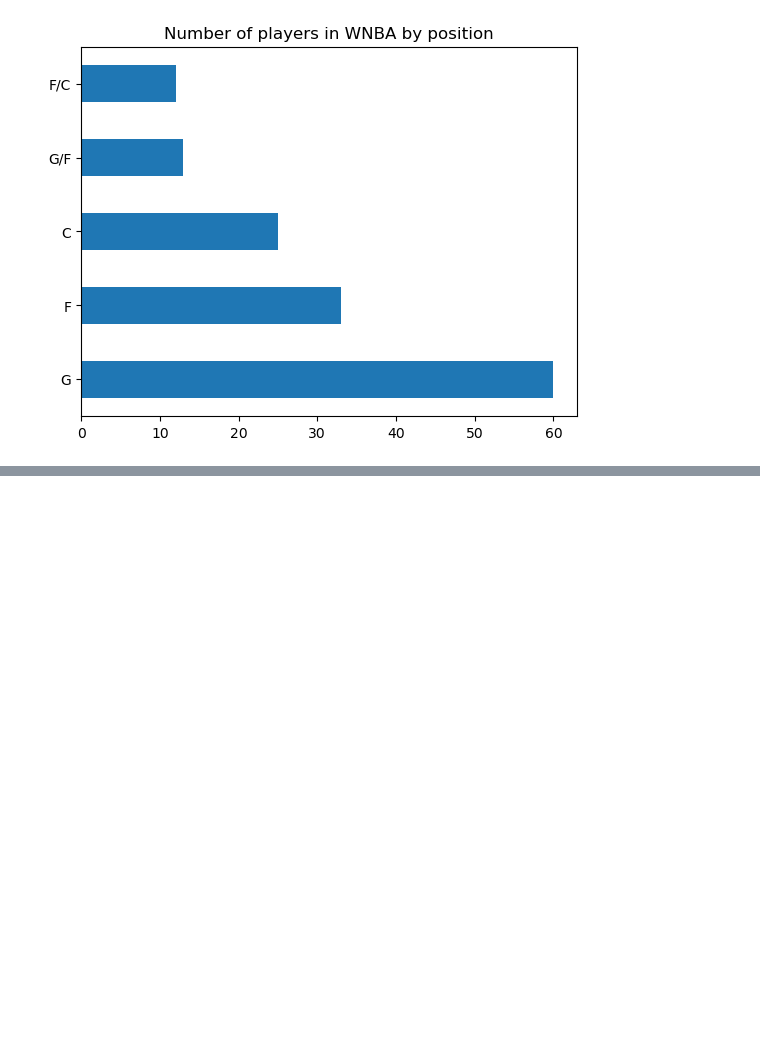
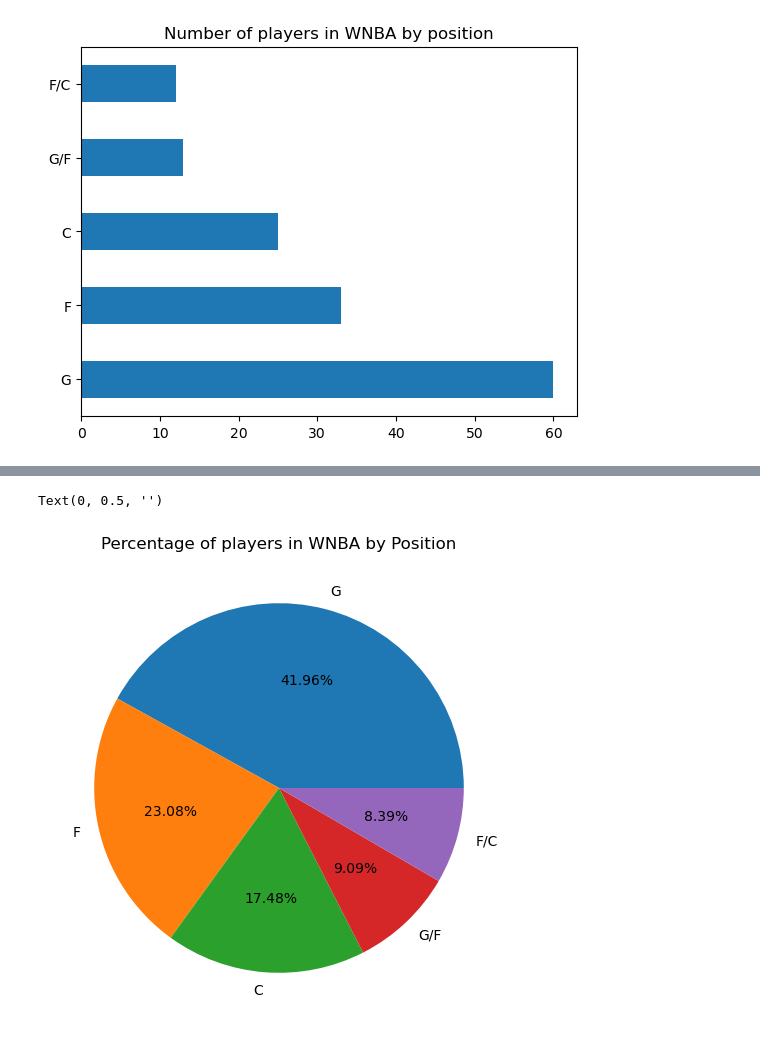
Before and after one commit to castobary/statistics, a Jupyter notebook: 04_module.ipynb, the cells around one changed output, grey strips where cells are left out. Saved outputs shown, nothing was run; the diff lists cells and outputs as text; code cells hidden in the pictures; blank space fills up the shorter version.

```diff
--- a/04_module.ipynb
+++ b/04_module.ipynb
@@ -35,0 +64,7 @@ wnba['Pos'].value_counts().plot.barh(title = 'Number of players in WNBA by posit
+# %%
+wnba['Pos'].value_counts().plot.pie(figsize = (6,6), autopct = '%.2f%%',
+                                           title="Percentage of players in WNBA by Position")
+plt.ylabel('')
+# %% [output]
+Text(0, 0.5, '')
+[figure, added]
```
Also changed, not shown: parts of 6 cells of this notebook, 1 other file.
